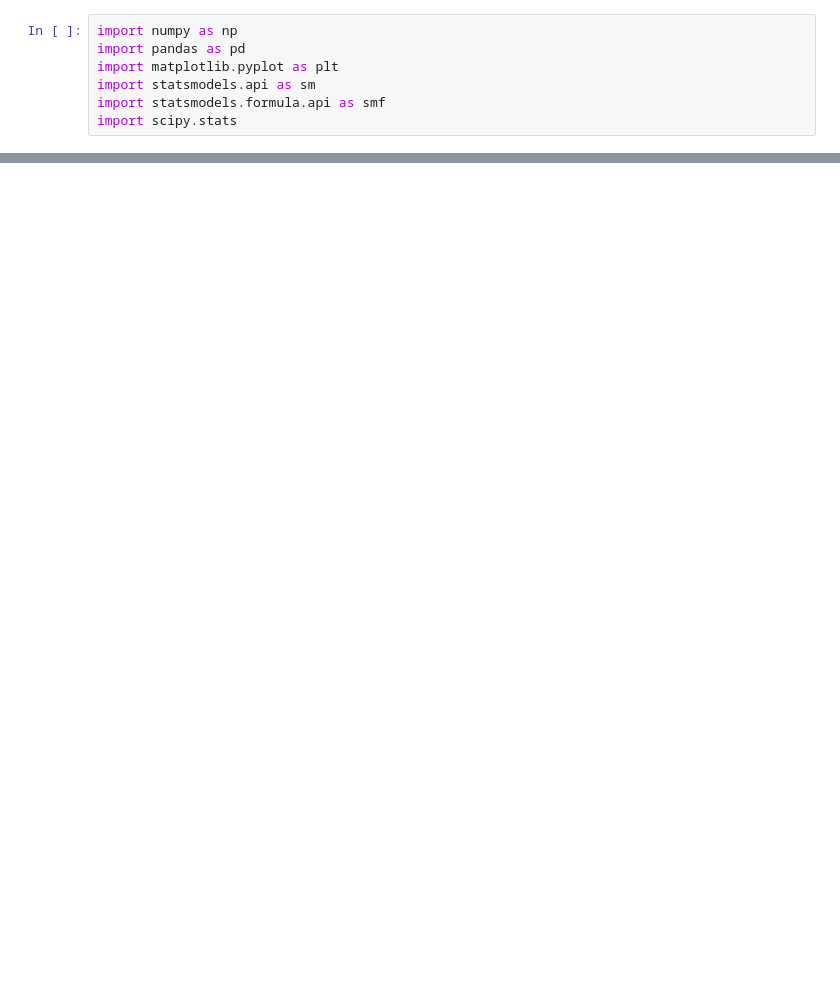
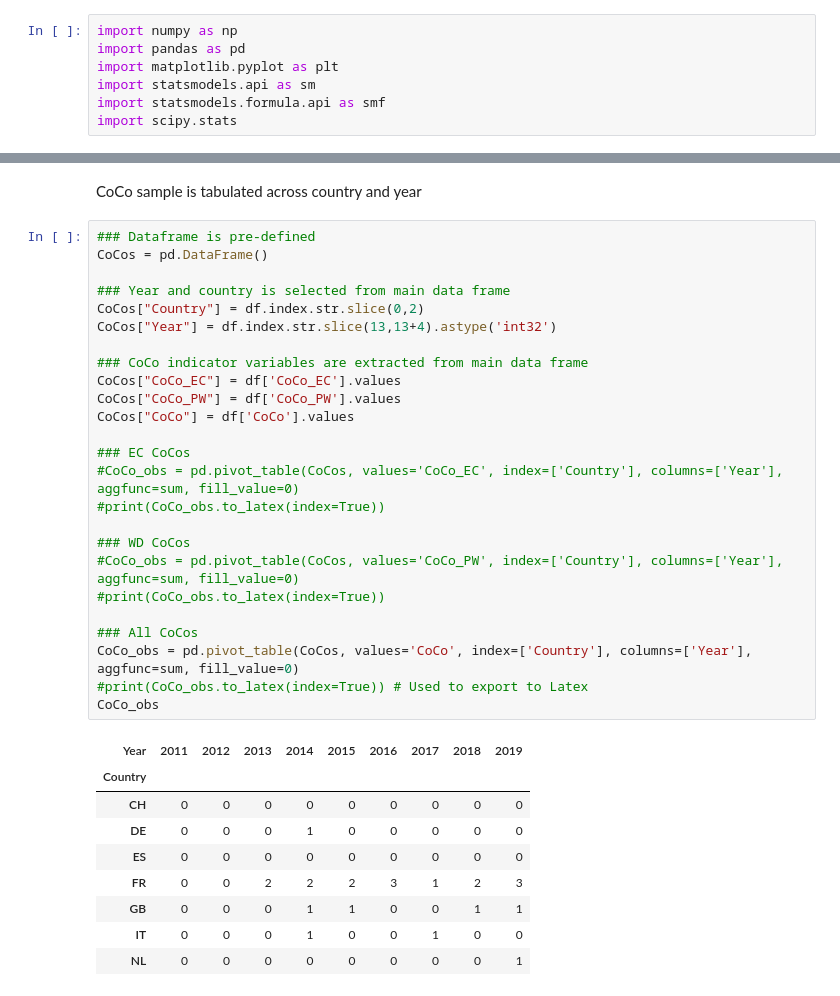
Before and after one commit to jabo16ac/Empirical-analysis-of-investors-perceptions-of-CoCos, a Jupyter notebook: Data_processing.ipynb, the cells around one changed output, grey strips where cells are left out. Drawn from its saved outputs; the diff is of its cells as text; blank space fills up the shorter version.

```diff
--- a/Data_processing.ipynb
+++ b/Data_processing.ipynb
@@ -150,0 +255,37 @@ See the caveats in the documentation: https://pandas.pydata.org/pandas-docs/stab
+# %% [markdown]
+CoCo sample is tabulated across country and year
+# %%
+### Dataframe is pre-defined
+CoCos = pd.DataFrame()
+
+### Year and country is selected from main data frame
+CoCos["Country"] = df.index.str.slice(0,2)
+CoCos["Year"] = df.index.str.slice(13,13+4).astype('int32')
+
+### CoCo indicator variables are extracted from main data frame
+CoCos["CoCo_EC"] = df['CoCo_EC'].values
+CoCos["CoCo_PW"] = df['CoCo_PW'].values
+CoCos["CoCo"] = df['CoCo'].values
+
+### EC CoCos
+#CoCo_obs = pd.pivot_table(CoCos, values='CoCo_EC', index=['Country'], columns=['Year'], aggfunc=sum, fill_value=0)
+#print(CoCo_obs.to_latex(index=True))
+
+### WD CoCos
+#CoCo_obs = pd.pivot_table(CoCos, values='CoCo_PW', index=['Country'], columns=['Year'], aggfunc=sum, fill_value=0)
+#print(CoCo_obs.to_latex(index=True))
+
+### All CoCos
+CoCo_obs = pd.pivot_table(CoCos, values='CoCo', index=['Country'], columns=['Year'], aggfunc=sum, fill_value=0)
+#print(CoCo_obs.to_latex(index=True)) # Used to export to Latex
+CoCo_obs
+# %% [output]
+| Year | 2011 | 2012 | 2013 | 2014 | 2015 | 2016 | 2017 | 2018 | 2019 |
+| Country |  |  |  |  |  |  |  |  |  |
+| CH | 0 | 0 | 0 | 0 | 0 | 0 | 0 | 0 | 0 |
+| DE | 0 | 0 | 0 | 1 | 0 | 0 | 0 | 0 | 0 |
+| ES | 0 | 0 | 0 | 0 | 0 | 0 | 0 | 0 | 0 |
+| FR | 0 | 0 | 2 | 2 | 2 | 3 | 1 | 2 | 3 |
+| GB | 0 | 0 | 0 | 1 | 1 | 0 | 0 | 1 | 1 |
+| IT | 0 | 0 | 0 | 1 | 0 | 0 | 1 | 0 | 0 |
+| NL | 0 | 0 | 0 | 0 | 0 | 0 | 0 | 0 | 1 |
```
Also changed, not shown: parts of 45 cells of this notebook.
